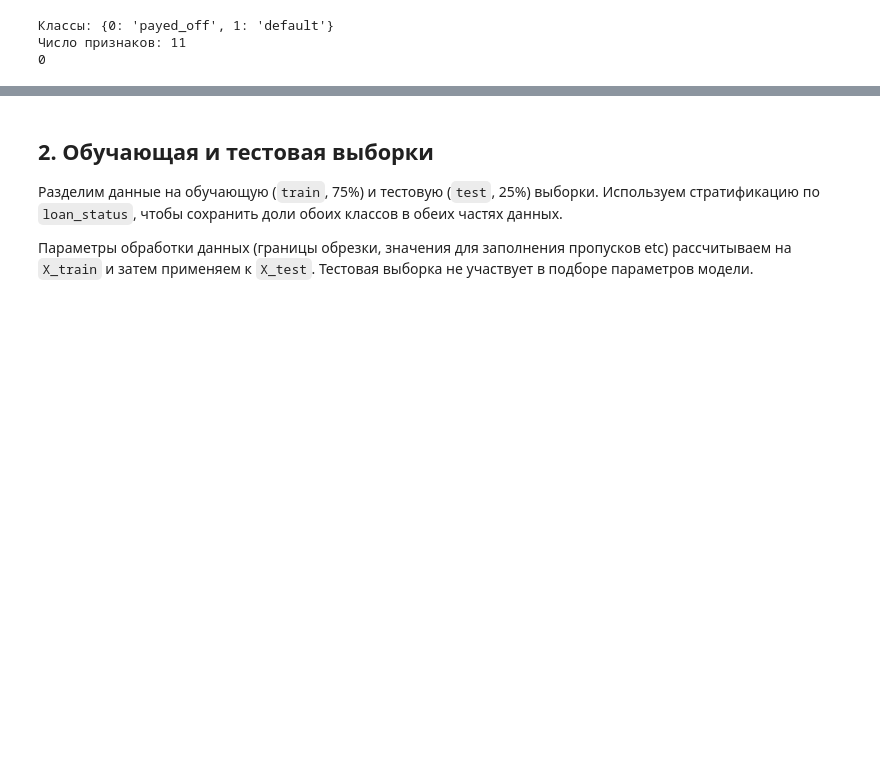
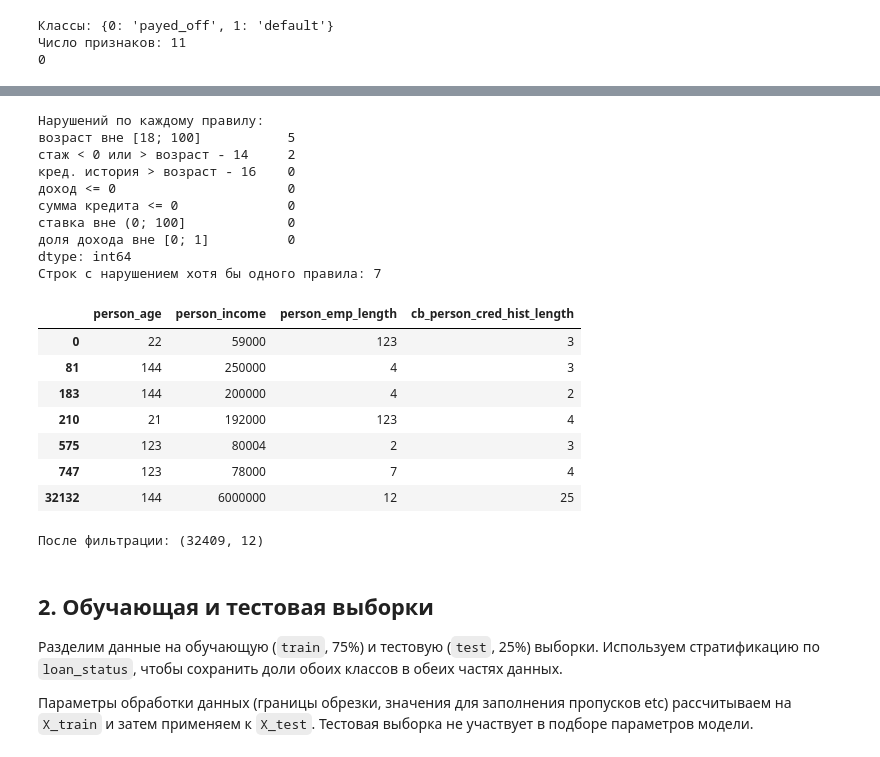
Before and after one commit to smallAbyss/MachineLearningCourse, a Jupyter notebook: HW_1.ipynb, the cells around one changed output, grey strips where cells are left out. Cells and saved outputs as stored; diff of their text form; code cells hidden in the pictures; blank space fills up the shorter version.

```diff
--- a/HW_1.ipynb
+++ b/HW_1.ipynb
@@ -53,6 +53,11 @@ MISSING_MARKERS = ['?', 'NA', 'N/A', 'NaN', 'nan', 'null', '']   # пропус
 DROP_DUPLICATES = True         # убрать дубли
 TEST_SIZE = 0.25               # доля тестовой выборки
 MAX_PLOTS = 12                 # максимум графиков
+
+# невозможные значения
+AGE_MIN, AGE_MAX = 18, 100     # допустимый возраст заёмщика, лет
+MIN_WORK_AGE = 14              # раньше этого возраста трудового стажа быть не может
+MIN_CREDIT_AGE = 16            # раньше этого возраста кредитной истории быть не может
 # %% [markdown]
 ## 1. Прочитать данные
 # %%
@@ -164,3 +179,48 @@ print(data[TARGET].isna().sum()) # смотрим, что нет пропуск
+# %%
+age = data['person_age']
+emp = data['person_emp_length']
+hist = data['cb_person_cred_hist_length']
+
+# True = строка нарушает правило
+bad = pd.DataFrame({
+    f'возраст вне [{AGE_MIN}; {AGE_MAX}]': (age < AGE_MIN) | (age > AGE_MAX),
+    f'стаж < 0 или > возраст - {MIN_WORK_AGE}': (emp < 0) | (emp > age - MIN_WORK_AGE),
+    f'кред. история > возраст - {MIN_CREDIT_AGE}': hist > age - MIN_CREDIT_AGE,
+    'доход <= 0': data['person_income'] <= 0,
+    'сумма кредита <= 0': data['loan_amnt'] <= 0,
+    'ставка вне (0; 100]': (data['loan_int_rate'] <= 0) | (data['loan_int_rate'] > 100),
+    'доля дохода вне [0; 1]': (data['loan_percent_income'] < 0) | (data['loan_percent_income'] > 1),
+})
+bad = bad.fillna(False).astype(bool)   # NaN потом уберём
+
+print('Нарушений по каждому правилу:')
+print(bad.sum())
+print('Строк с нарушением хотя бы одного правила:', bad.any(axis=1).sum())
+
+display(data.loc[bad.any(axis=1), ['person_age', 'person_income', 'person_emp_length', 'cb_person_cred_hist_length']])
+
+data = data[~bad.any(axis=1)].reset_index(drop=True)
+print('После фильтрации:', data.shape)
+# %% [output]
+Нарушений по каждому правилу:
+возраст вне [18; 100]           5
+стаж < 0 или > возраст - 14     2
+кред. история > возраст - 16    0
+доход <= 0                      0
+сумма кредита <= 0              0
+ставка вне (0; 100]             0
+доля дохода вне [0; 1]          0
+dtype: int64
+Строк с нарушением хотя бы одного правила: 7
+|  | person_age | person_income | person_emp_length | cb_person_cred_hist_length |
+| 0 | 22 | 59000 | 123 | 3 |
+| 81 | 144 | 250000 | 4 | 3 |
+| 183 | 144 | 200000 | 4 | 2 |
+| 210 | 21 | 192000 | 123 | 4 |
+| 575 | 123 | 80004 | 2 | 3 |
+| 747 | 123 | 78000 | 7 | 4 |
+| 32132 | 144 | 6000000 | 12 | 25 |
+После фильтрации: (32409, 12)
 # %% [markdown]
 ## 2. Обучающая и тестовая выборки
 
```
Also changed, not shown: parts of 7 cells of this notebook.
